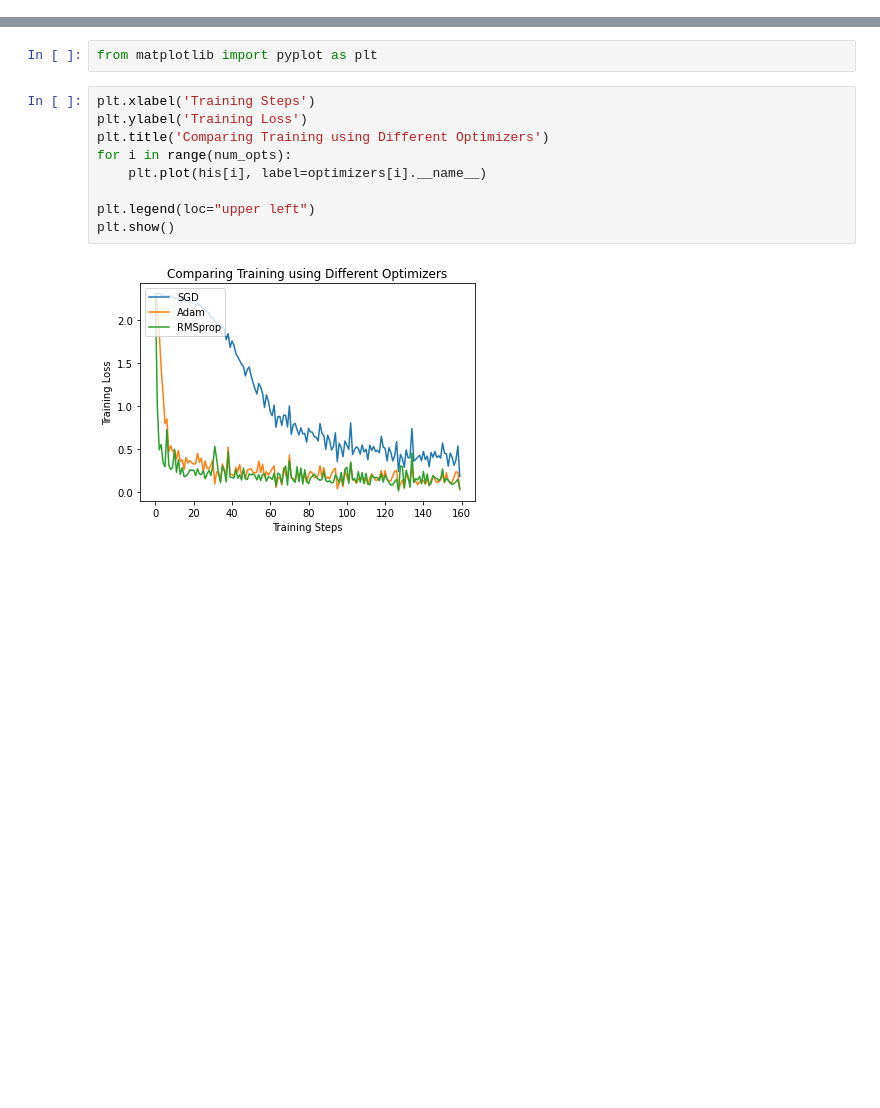
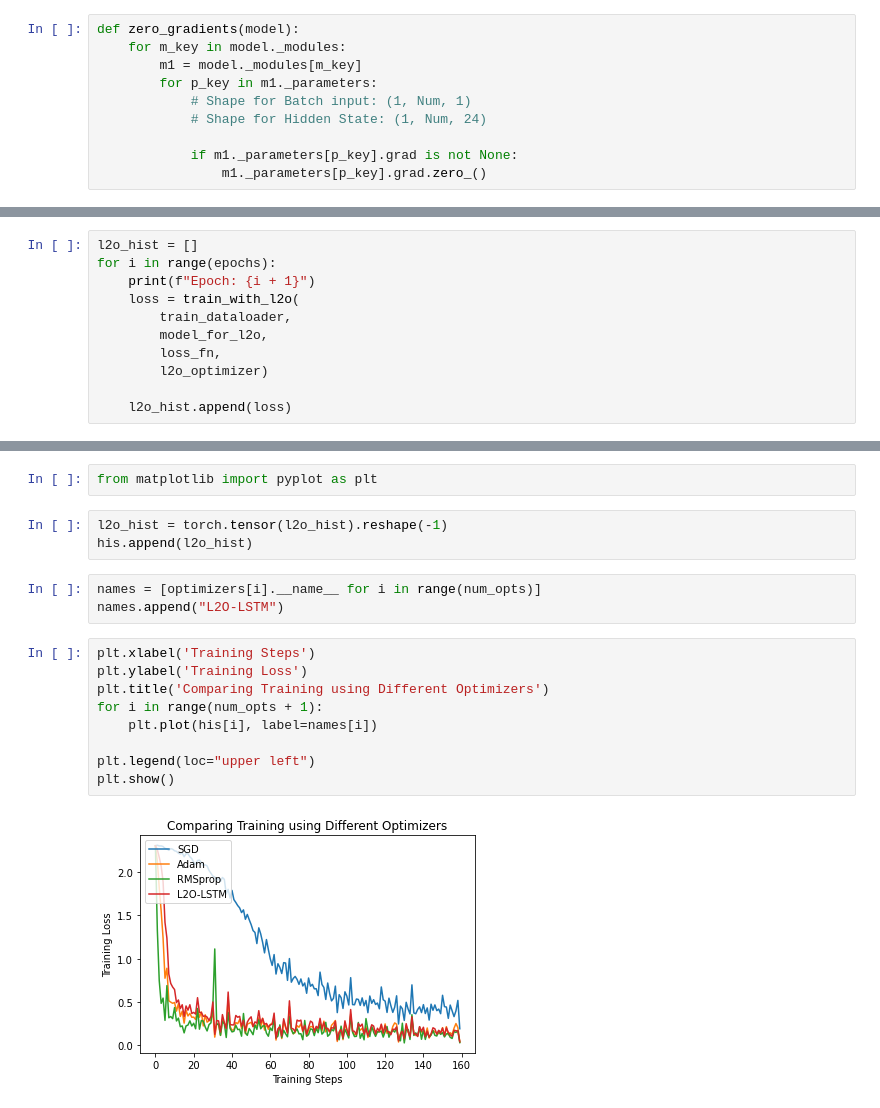
Before and after one commit to 123jsen/learn-to-optimize-with-gd, a Jupyter notebook: baseline_comp.ipynb, the cells around one changed output, grey strips where cells are left out. Saved outputs shown, nothing was run; the diff lists cells and outputs as text; blank space fills up the shorter version.

Commit message:
Added LSTM L2O model to comparison

```diff
--- a/baseline_comp.ipynb
+++ b/baseline_comp.ipynb
@@ -129,0 +171,10 @@ for i in range(num_opts):
+# %%
+def zero_gradients(model):
+    for m_key in model._modules:
+        m1 = model._modules[m_key]
+        for p_key in m1._parameters:
+            # Shape for Batch input: (1, Num, 1)
+            # Shape for Hidden State: (1, Num, 24)
+
+            if m1._parameters[p_key].grad is not None:
+                m1._parameters[p_key].grad.zero_()
@@ -129,0 +212,11 @@ for i in range(num_opts):
+# %%
+l2o_hist = []
+for i in range(epochs):
+    print(f"Epoch: {i + 1}")
+    loss = train_with_l2o(
+        train_dataloader,
+        model_for_l2o,
+        loss_fn,
+        l2o_optimizer)
+
+    l2o_hist.append(loss)
@@ -131,14 +242,20 @@ for i in range(num_opts):
 ### Plotting Results
 # %%
 from matplotlib import pyplot as plt
+# %%
+l2o_hist = torch.tensor(l2o_hist).reshape(-1)
+his.append(l2o_hist)
+# %%
+names = [optimizers[i].__name__ for i in range(num_opts)]
+names.append("L2O-LSTM")
 # %%
 plt.xlabel('Training Steps')
 plt.ylabel('Training Loss')
 plt.title('Comparing Training using Different Optimizers')
-for i in range(num_opts):
-    plt.plot(his[i], label=optimizers[i].__name__)
+for i in range(num_opts + 1):
+    plt.plot(his[i], label=names[i])
 
 plt.legend(loc="upper left")
 plt.show()
 # %% [output]
-[figure, old version]
+[figure, new version]
```
Also changed, not shown: parts of 9 cells of this notebook, 1 other file.
